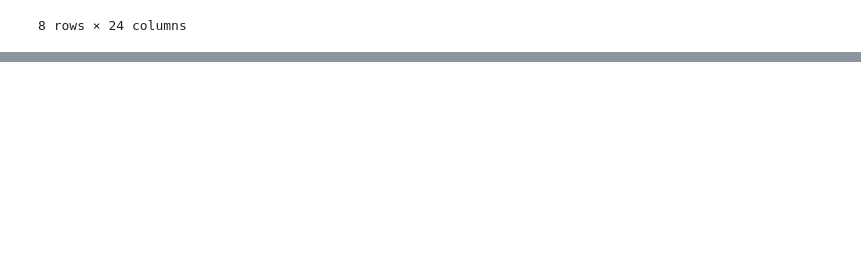
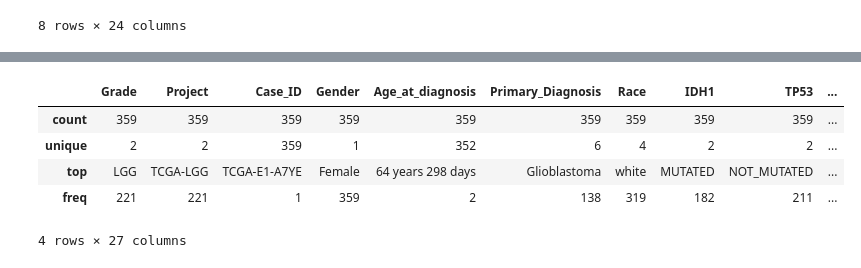
Before and after one commit to malu1608/Glioma, a Jupyter notebook: Assignment2/src/Project.ipynb, the cells around one changed output, grey strips where cells are left out. Drawn from its saved outputs; the diff is of its cells as text; code cells hidden in the pictures; blank space fills up the shorter version.

```diff
--- a/Assignment2/src/Project.ipynb
+++ b/Assignment2/src/Project.ipynb
@@ -38,14 +46,18 @@ iris_data.describe()
 # %%
 
 import pandas as pd
 iris_data=pd.read_csv(
 '/Users/davidferreira/feup/3ano/2Semestre/IA/IA-G82/Assignment2/glioma+grading+clinical+and+mutation+features+dataset/glioma+grading+clinical+and+mutation+features+dataset/Graphics/TCGA_GBM_LGG_Mutations_all.csv')
 
 iris_data.loc[(iris_data['Gender'] == 'Female')
-]
-
-
-iris_data.describe()
+].describe()
+# %% [output]
+|  | Grade | Project | Case_ID | Gender | Age_at_diagnosis | Primary_Diagnosis | Race | IDH1 | TP53 | ... |
+| count | 359 | 359 | 359 | 359 | 359 | 359 | 359 | 359 | 359 | ... |
+| unique | 2 | 2 | 359 | 1 | 352 | 6 | 4 | 2 | 2 | ... |
+| top | LGG | TCGA-LGG | TCGA-E1-A7YE | Female | 64 years 298 days | Glioblastoma | white | MUTATED | NOT_MUTATED | ... |
+| freq | 221 | 221 | 1 | 359 | 2 | 138 | 319 | 182 | 211 | ... |
+4 rows × 27 columns
 # %%
 
 import pandas as pd
```
Also changed, not shown: parts of 6 cells of this notebook, 1 other file.
